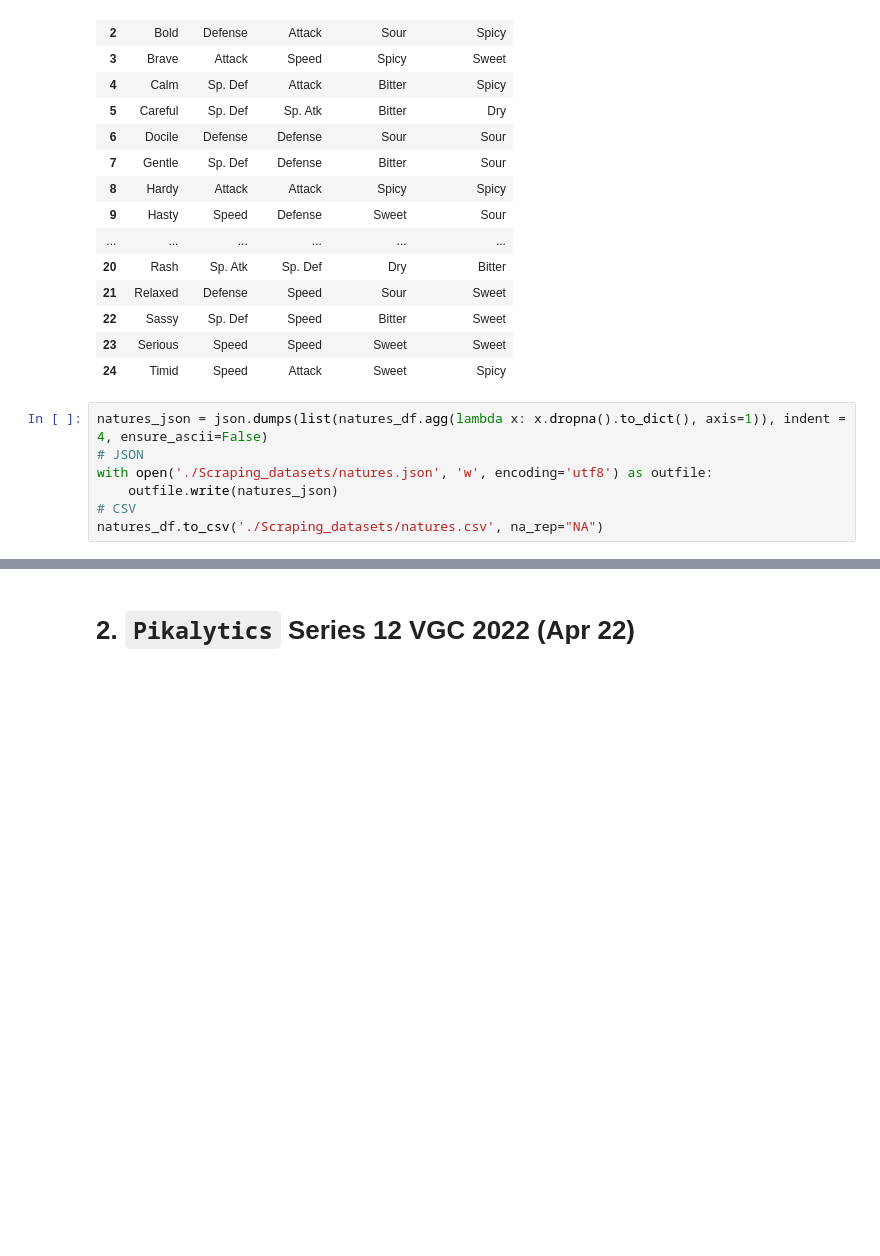
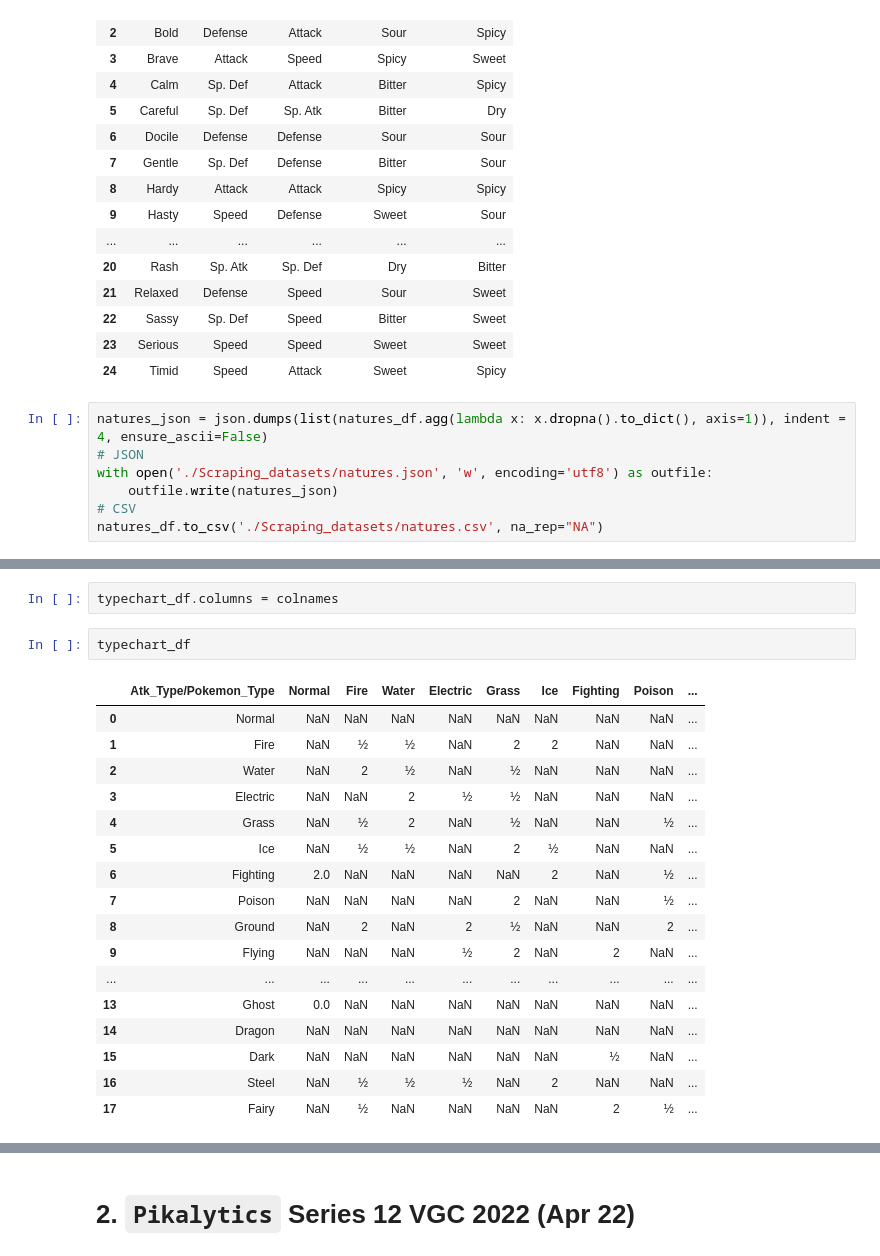
Before and after one commit to giocoal/competitive-pokemon-graph-database, a Jupyter notebook: Scraping.ipynb, the cells around one changed output, grey strips where cells are left out. Cells and saved outputs as stored; diff of their text form; blank space fills up the shorter version.

```diff
--- a/Scraping.ipynb
+++ b/Scraping.ipynb
@@ -389,0 +403,22 @@ natures_df.to_csv('./Scraping_datasets/natures.csv', na_rep="NA")
+# %%
+typechart_df.columns = colnames
+# %%
+typechart_df
+# %% [output]
+|  | Atk_Type/Pokemon_Type | Normal | Fire | Water | Electric | Grass | Ice | Fighting | Poison | ... |
+| 0 | Normal | NaN | NaN | NaN | NaN | NaN | NaN | NaN | NaN | ... |
+| 1 | Fire | NaN | ½ | ½ | NaN | 2 | 2 | NaN | NaN | ... |
+| 2 | Water | NaN | 2 | ½ | NaN | ½ | NaN | NaN | NaN | ... |
+| 3 | Electric | NaN | NaN | 2 | ½ | ½ | NaN | NaN | NaN | ... |
+| 4 | Grass | NaN | ½ | 2 | NaN | ½ | NaN | NaN | ½ | ... |
+| 5 | Ice | NaN | ½ | ½ | NaN | 2 | ½ | NaN | NaN | ... |
+| 6 | Fighting | 2.0 | NaN | NaN | NaN | NaN | 2 | NaN | ½ | ... |
+| 7 | Poison | NaN | NaN | NaN | NaN | 2 | NaN | NaN | ½ | ... |
+| 8 | Ground | NaN | 2 | NaN | 2 | ½ | NaN | NaN | 2 | ... |
+| 9 | Flying | NaN | NaN | NaN | ½ | 2 | NaN | 2 | NaN | ... |
+| ... | ... | ... | ... | ... | ... | ... | ... | ... | ... | ... |
+| 13 | Ghost | 0.0 | NaN | NaN | NaN | NaN | NaN | NaN | NaN | ... |
+| 14 | Dragon | NaN | NaN | NaN | NaN | NaN | NaN | NaN | NaN | ... |
+| 15 | Dark | NaN | NaN | NaN | NaN | NaN | NaN | ½ | NaN | ... |
+| 16 | Steel | NaN | ½ | ½ | ½ | NaN | 2 | NaN | NaN | ... |
+| 17 | Fairy | NaN | ½ | NaN | NaN | NaN | NaN | 2 | ½ | ... |
```
Also changed, not shown: parts of 118 cells of this notebook, 20 other files.
